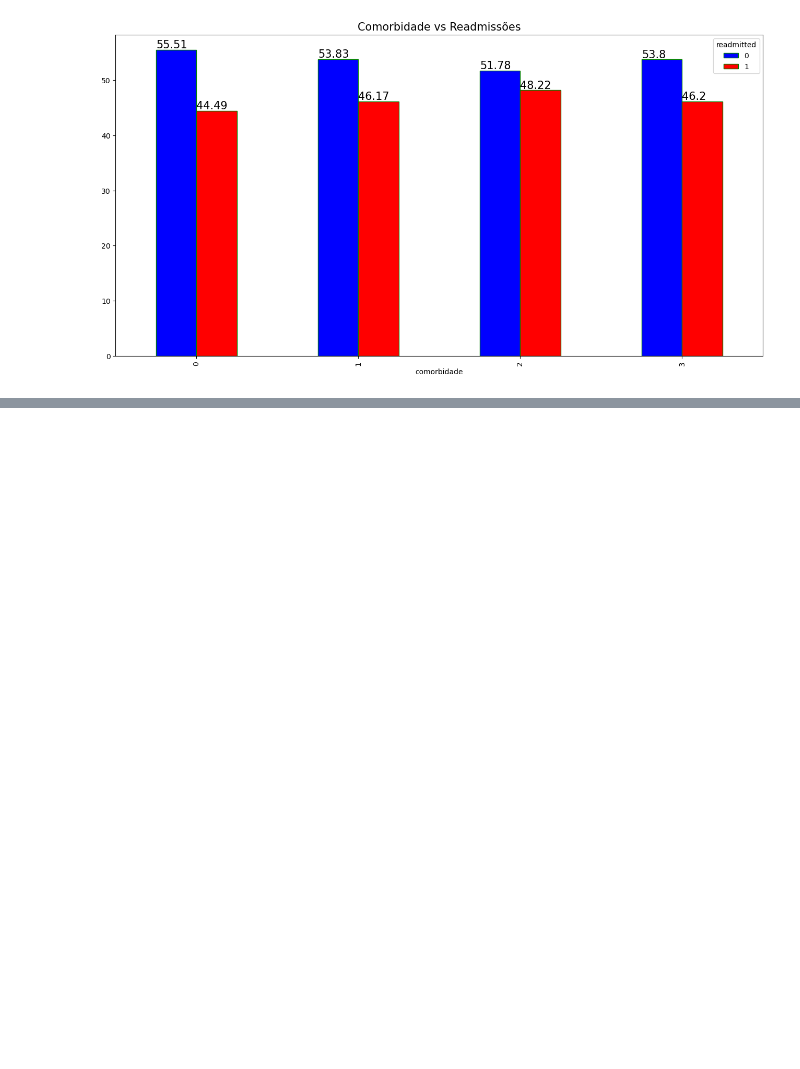
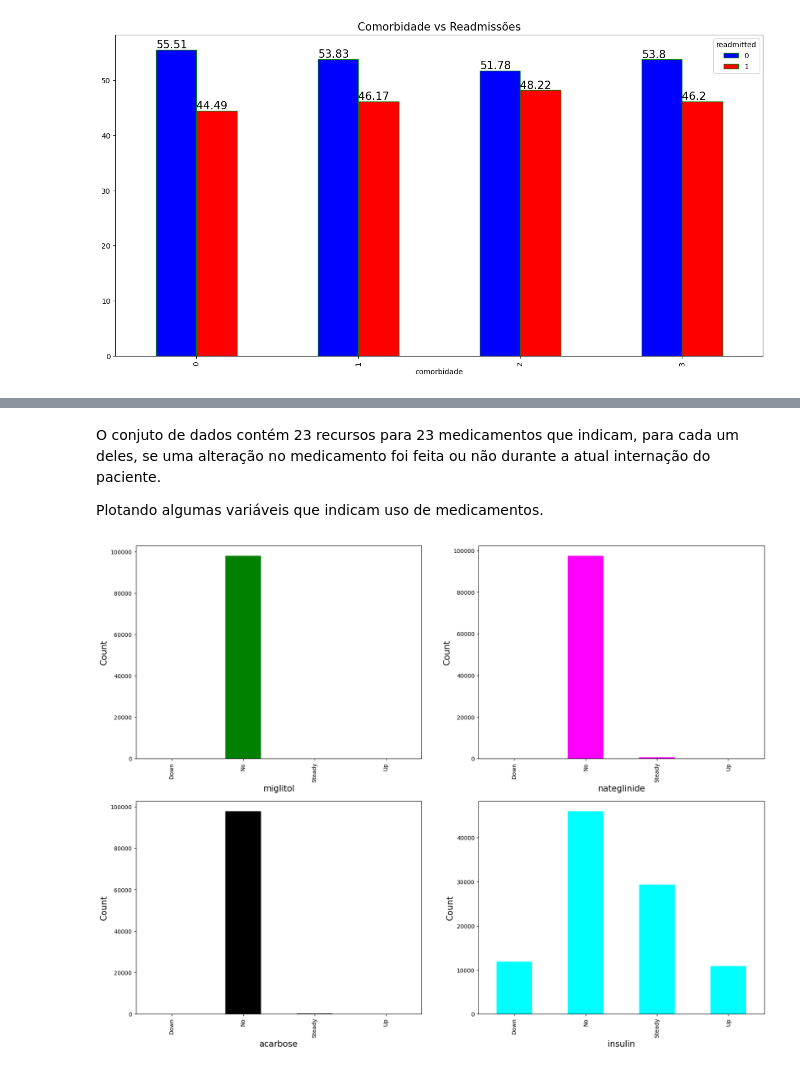
Before and after one commit to leojutsu/analise_de_dados, a Jupyter notebook: Projeto7.ipynb, the cells around one changed output, grey strips where cells are left out. Drawn from its saved outputs; the diff is of its cells as text; code cells hidden in the pictures; blank space fills up the shorter version.

```diff
--- a/Projeto7.ipynb
+++ b/Projeto7.ipynb
@@ -798,0 +839,31 @@ plt.show()
+# %% [markdown]
+O conjuto de dados contém 23 recursos para 23 medicamentos que indicam, para cada um deles, se uma alteração no medicamento foi feita ou não durante a atual internação do paciente.
+
+Plotando algumas variáveis que indicam uso de medicamentos.
+# %%
+# Plot
+fig = plt.figure(figsize=(20, 15))
+
+ax1 = fig.add_subplot(221)
+ax1 = df.groupby('miglitol').size().plot(kind='bar', color='green')
+plt.xlabel('miglitol', fontsize=15)
+plt.ylabel('Count', fontsize=15)
+
+ax2 = fig.add_subplot(222)
+ax2 = df.groupby('nateglinide').size().plot(kind='bar', color='magenta')
+plt.xlabel('nateglinide', fontsize=15)
+plt.ylabel('Count', fontsize=15)
+
+ax3 = fig.add_subplot(223)
+ax3 = df.groupby('acarbose').size().plot(kind='bar', color='black')
+plt.xlabel('acarbose', fontsize=15)
+plt.ylabel('Count', fontsize=15)
+
+ax4 = fig.add_subplot(224)
+ax4 = df.groupby('insulin').size().plot(kind='bar', color='cyan')
+plt.xlabel('insulin', fontsize=15)
+plt.ylabel('Count', fontsize=15)
+
+plt.show()
+# %% [output]
+[figure, added]
```
Also changed, not shown: parts of 39 cells of this notebook.
